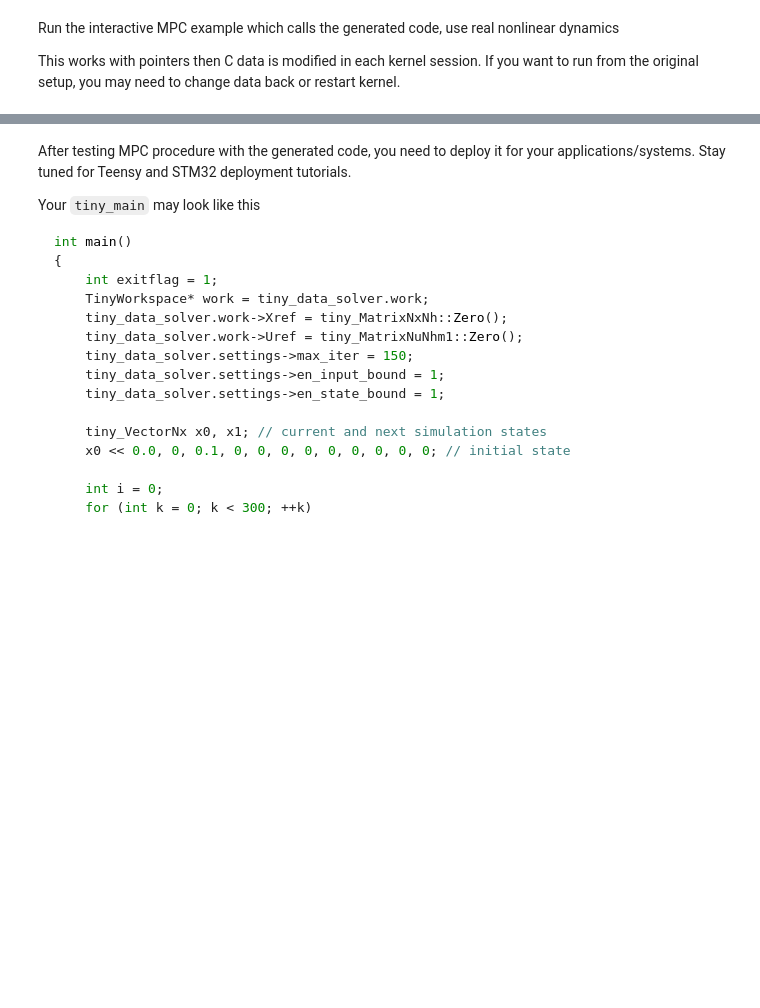
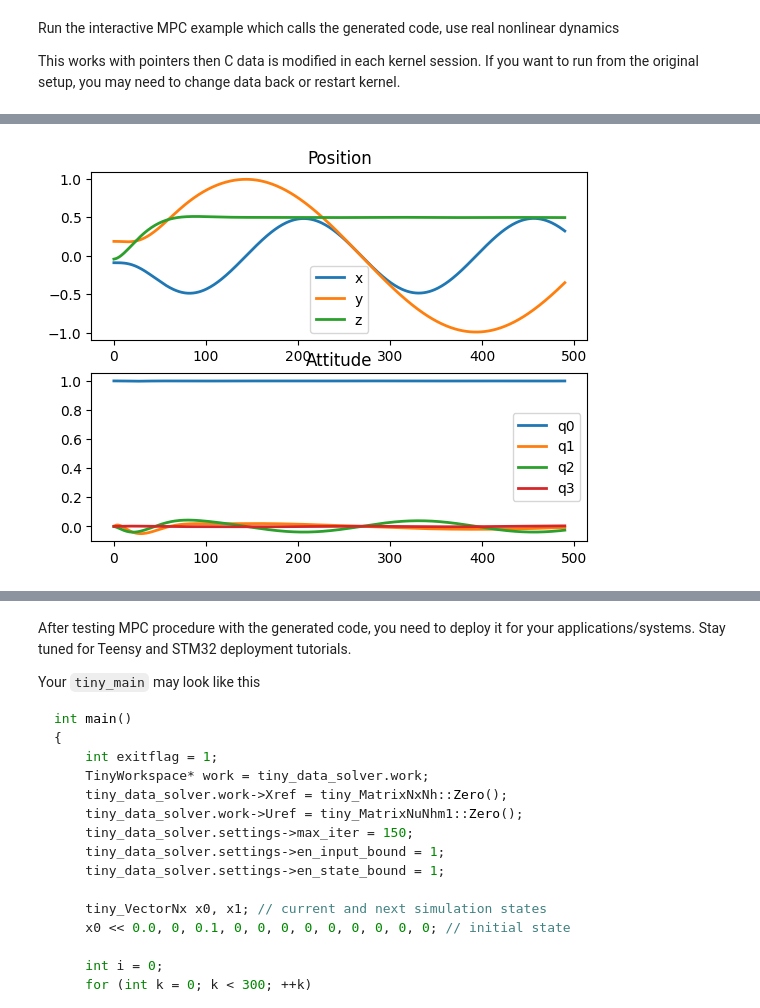
Before and after one commit to TinyMPC/tinympc-python, a Jupyter notebook: examples/interactive_quadrotor_ext.ipynb, the cells around one changed output, grey strips where cells are left out. Drawn from its saved outputs; the diff is of its cells as text; code cells hidden in the pictures; blank space fills up the shorter version.

```diff
--- a/examples/interactive_quadrotor_ext.ipynb
+++ b/examples/interactive_quadrotor_ext.ipynb
@@ -372,0 +366,82 @@ Save the animation
+# %%
+Tfinal = 10.0
+Nt = int(Tfinal/h)+1
+Xref = np.array([[1*math.cos(t)*math.sin(t), 1*math.cos(t), 0.5, 1., 0.0, 0.0, 0, 0, 0, 0, 0, 0, 0] for t in np.linspace(-math.pi/2, 3*math.pi/2, Nt)])
+xref = [np.zeros(n) for i in range(Nt)]
+# for k = 1:Nt
+#     x = Xref[k]
+#     q = x[4:7]
+#     ϕ = qtorp(L(qg)'*q)
+#     Δx̃ref[k] .= [x[1:3]-rg; ϕ; x[8:10]-vg; x[11:13]-ωg]
+# end
+for k in range(Nt):
+    x_ = Xref[k]
+    q_ = x_[3:7]
+    phi_ = qtorp(L(qg).T @ q_)
+    xref[k] = np.hstack([x_[0:3]-rg, phi_, x_[7:10]-vg, x_[10:13]-omgg])
+# %%
+x_all = []  # List of all stored states
+
+def mpc_tasks():
+    solver = tinympc.TinyMPC()
+    solver.setup(n, m, N, A, B, Q, R, x_min, x_max, u_min, u_max, rho, abs_pri_tol, abs_dual_tol, max_iter, check_termination)
+    solver.load_lib(output_dir + "/build/tinympc/libtinympcShared.so")
+
+    # This function is similar in firmware
+    def mpc_controller(x, xref):
+        # input is 13d state vector
+        q = x[3:7]
+        phi = qtorp(L(qg).T @ q)
+        delta_x = np.hstack([x[0:3]-rg, phi, x[7:10]-vg, x[10:13]-omgg]) # 12d state vector
+        noise = np.random.normal(0, 0.01, (n,))*0
+        delta_x_noise = (delta_x + noise).reshape(n).tolist()
+
+        # 1. Set initial state from measurement
+        solver.set_x0(delta_x_noise, 0)  # Set initial state to C code
+
+        # 2. Set the reference state if needed
+        xref_ = np.array(xref).reshape(n*N).tolist()
+        # print(xref_)
+        solver.set_xref(xref_, 0)  # Set the reference state to C code
+
+        # 3. Solve the problem
+        solver.solve(0)  # Call the solve in C code
+
+        # 4. Get the control input
+        solver.get_u(uhrz, 0)  # Get the control input from C code
+
+        return np.array(uhrz[0:4]) + u0
+
+    x = Xref[0]  # initial state
+    x[0:3] = rg + np.random.randn(3)/10  # initial position
+    xhrz = [0.0] * n * N  # List of states in horizon
+    uhrz = [0.0] * m * (N - 1)  # List of control inputs in horizon
+
+    # Use delta because MPC uses the linearized dynamics around hovering state
+    # delta_xref_next = [] * N  # List of reference states in horizon, col-major
+
+    # Set the reference state to 0 as well as reset
+    # delta_xref = np.repeat(np.array([[0.0], [0.0], [0.0], [0.0]]), N, 1).transpose().reshape(n*N).tolist()
+    # solver.set_xref(delta_xref, 1)  # Set the reference state to C code
+
+    # Set the reference x to 1 at step 200
+    # delta_xref_next = np.repeat(np.array([[1.0], [0.0], [0.0], [0.0]]), N, 1).transpose().reshape(n*N).tolist()
+
+    print("=== START INTERACTIVE MPC ===")
+
+    NSIM = Nt - N
+    for i in range(NSIM):
+        # Get the control input
+        u_current = mpc_controller(x, xref[i:i+N])
+
+        # Simulate the dynamics
+        x = quad_dynamics_rk4(x, u_current)
+
+        x = x.reshape(n+1).tolist()
+        x_all.append(x)
+
+    print(len(x_all))
+
+mpc_tasks()
+visualize_trajectory(x_all)
+# %% [output]
@@ -372,0 +450 @@ Save the animation
+[figure, added]
```
Also changed, not shown: parts of 21 cells of this notebook, 1 other file.
